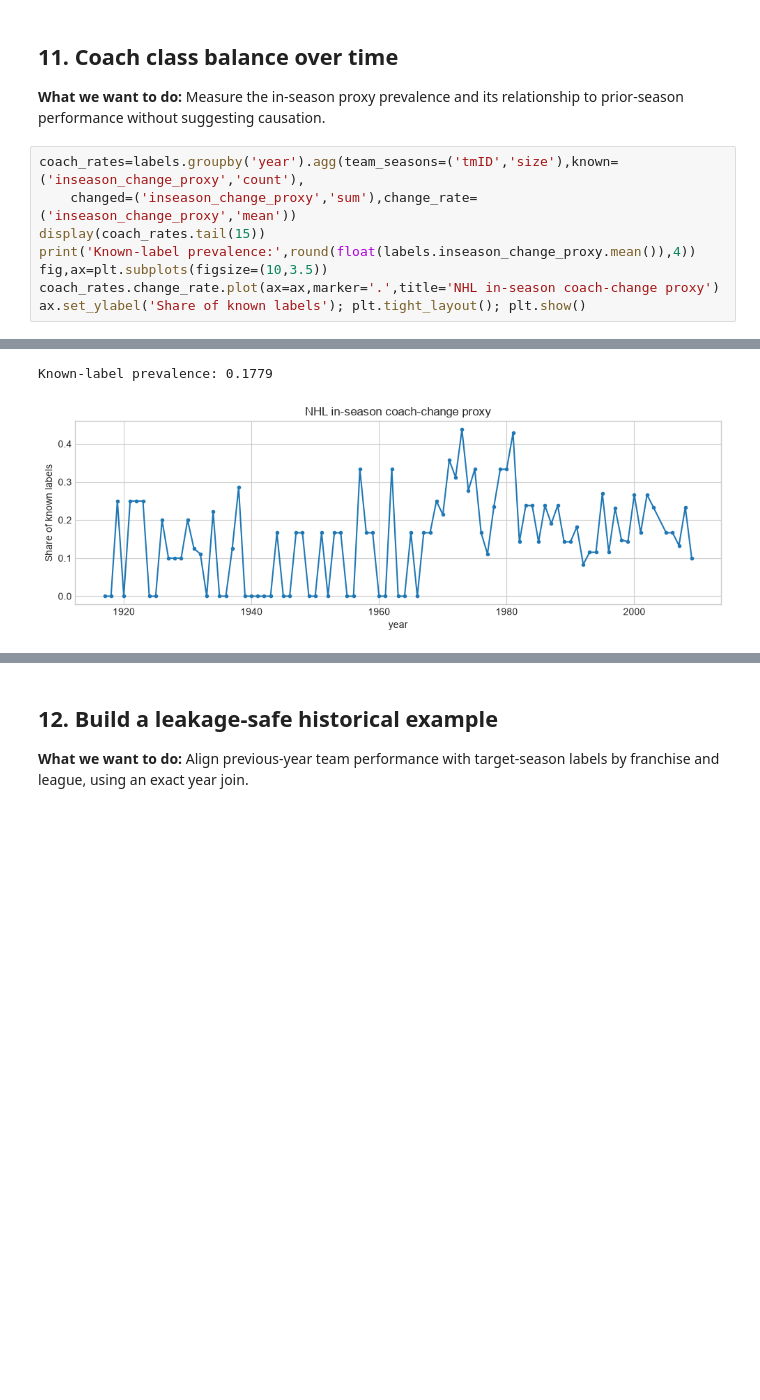
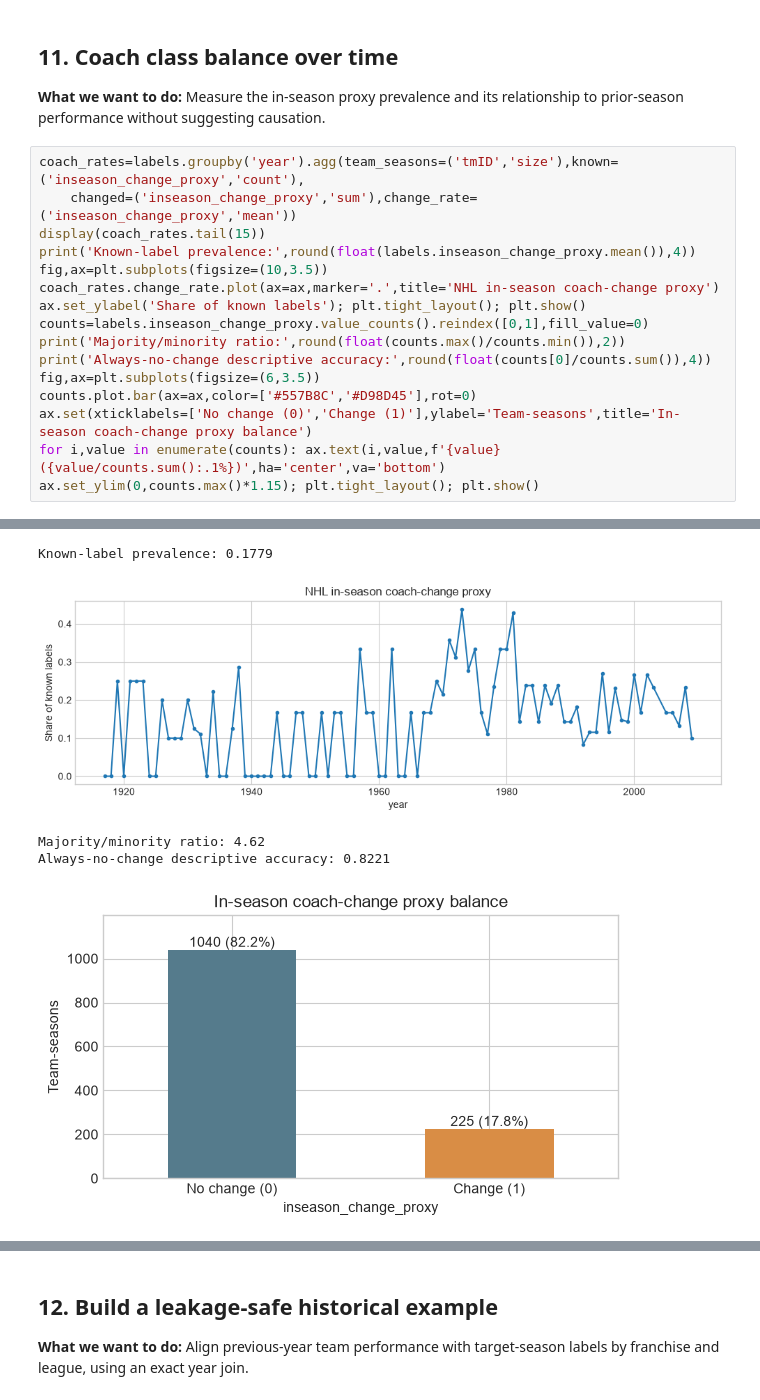
Before and after one commit to AmirMasnavi/hockey-season-prediction, a Jupyter notebook: notebooks/01_data_understanding.ipynb, the cells around one changed output, grey strips where cells are left out. Cells and saved outputs as stored; diff of their text form; blank space fills up the shorter version.

```diff
--- a/notebooks/01_data_understanding.ipynb
+++ b/notebooks/01_data_understanding.ipynb
@@ -487,29 +497,40 @@ Name: team_seasons, dtype: Int64
 # %%
 coach_rates=labels.groupby('year').agg(team_seasons=('tmID','size'),known=('inseason_change_proxy','count'),
     changed=('inseason_change_proxy','sum'),change_rate=('inseason_change_proxy','mean'))
 display(coach_rates.tail(15))
 print('Known-label prevalence:',round(float(labels.inseason_change_proxy.mean()),4))
 fig,ax=plt.subplots(figsize=(10,3.5))
 coach_rates.change_rate.plot(ax=ax,marker='.',title='NHL in-season coach-change proxy')
 ax.set_ylabel('Share of known labels'); plt.tight_layout(); plt.show()
+counts=labels.inseason_change_proxy.value_counts().reindex([0,1],fill_value=0)
+print('Majority/minority ratio:',round(float(counts.max()/counts.min()),2))
+print('Always-no-change descriptive accuracy:',round(float(counts[0]/counts.sum()),4))
+fig,ax=plt.subplots(figsize=(6,3.5))
+counts.plot.bar(ax=ax,color=['#557B8C','#D98D45'],rot=0)
+ax.set(xticklabels=['No change (0)','Change (1)'],ylabel='Team-seasons',title='In-season coach-change proxy balance')
+for i,value in enumerate(counts): ax.text(i,value,f'{value} ({value/counts.sum():.1%})',ha='center',va='bottom')
+ax.set_ylim(0,counts.max()*1.15); plt.tight_layout(); plt.show()
 # %% [output]
 |  | team_seasons | known | changed | change_rate |
 | year |  |  |  |  |
 | 1994 | 26 | 26 | 3 | 0.115385 |
 | 1995 | 26 | 26 | 7 | 0.269231 |
 | 1996 | 26 | 26 | 3 | 0.115385 |
 | 1997 | 26 | 26 | 6 | 0.230769 |
 | 1998 | 27 | 27 | 4 | 0.148148 |
 | 1999 | 28 | 28 | 4 | 0.142857 |
 | 2000 | 30 | 30 | 8 | 0.266667 |
 | 2001 | 30 | 30 | 5 | 0.166667 |
 | 2002 | 30 | 30 | 8 | 0.266667 |
 | 2003 | 30 | 30 | 7 | 0.233333 |
 | 2005 | 30 | 30 | 5 | 0.166667 |
 | 2006 | 30 | 30 | 5 | 0.166667 |
 | 2007 | 30 | 30 | 4 | 0.133333 |
 | 2008 | 30 | 30 | 7 | 0.233333 |
 | 2009 | 30 | 30 | 3 | 0.1 |
 Known-label prevalence: 0.1779
 [figure]
+Majority/minority ratio: 4.62
+Always-no-change descriptive accuracy: 0.8221
+[figure, added]
 # %% [markdown]
```
Also changed, not shown: parts of 9 cells of this notebook, 26 other files.
